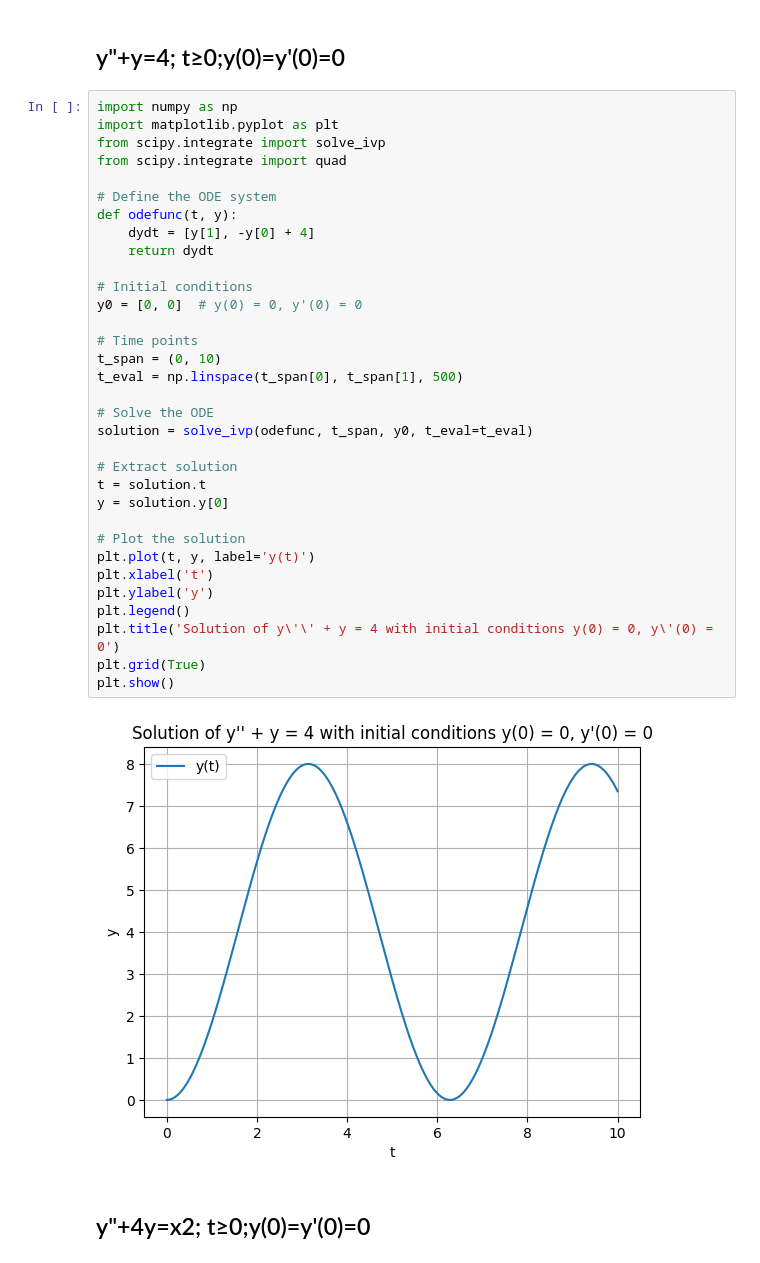
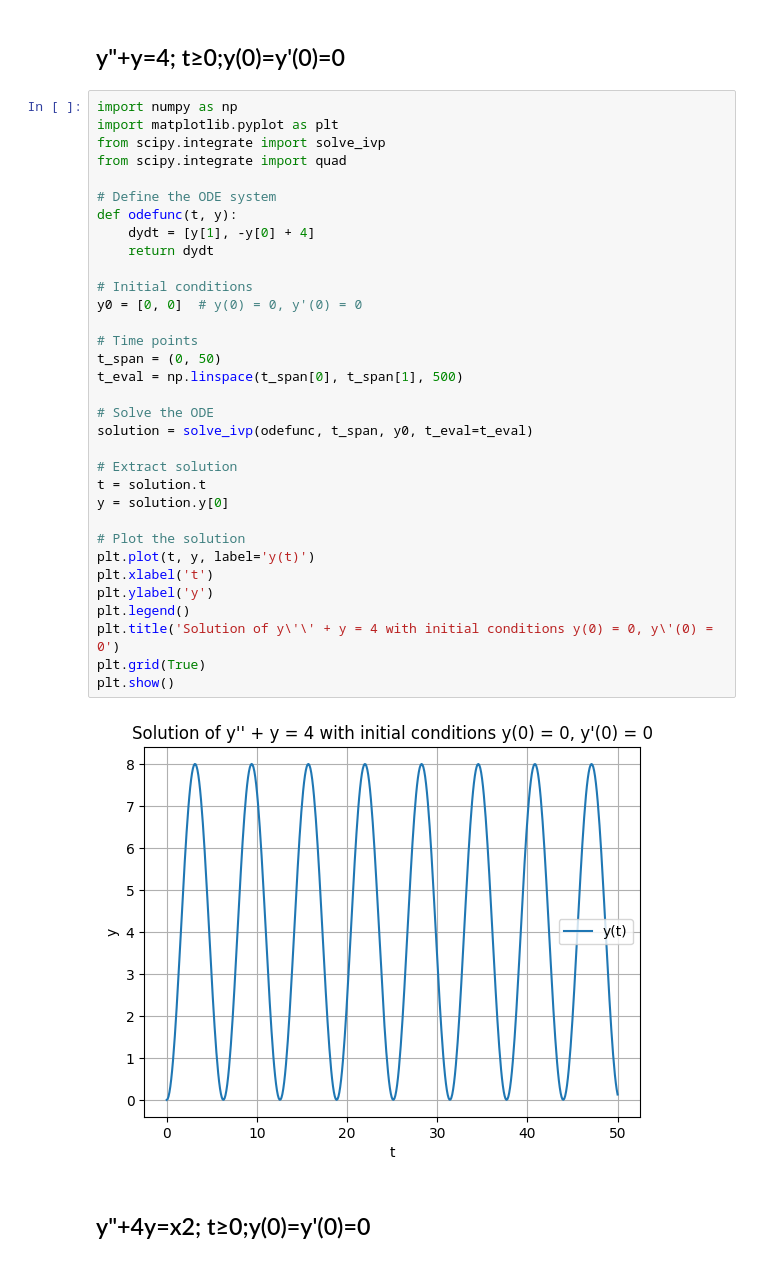
Before and after one commit to TaterTotMan64/CST-305, a Jupyter notebook: Project 3/Project 3 – Green's Function and ODE with IVP.ipynb, the cells around one changed output. Cells and saved outputs as stored; diff of their text form.

```diff
--- a/Project 3/Project 3 – Green's Function and ODE with IVP.ipynb
+++ b/Project 3/Project 3 – Green's Function and ODE with IVP.ipynb
@@ -9,35 +15,35 @@ import matplotlib.pyplot as plt
 from scipy.integrate import solve_ivp
 from scipy.integrate import quad
 
 # Define the ODE system
 def odefunc(t, y):
     dydt = [y[1], -y[0] + 4]
     return dydt
 
 # Initial conditions
 y0 = [0, 0]  # y(0) = 0, y'(0) = 0
 
 # Time points
-t_span = (0, 10)
+t_span = (0, 50)
 t_eval = np.linspace(t_span[0], t_span[1], 500)
 
 # Solve the ODE
 solution = solve_ivp(odefunc, t_span, y0, t_eval=t_eval)
 
 # Extract solution
 t = solution.t
 y = solution.y[0]
 
 # Plot the solution
 plt.plot(t, y, label='y(t)')
 plt.xlabel('t')
 plt.ylabel('y')
 plt.legend()
 plt.title('Solution of y\'\' + y = 4 with initial conditions y(0) = 0, y\'(0) = 0')
 plt.grid(True)
 plt.show()
 # %% [output]
-[figure, old version]
+[figure, new version]
 # %% [markdown]
 ## y"+4y=x2; t≥0;y(0)=y'(0)=0
 # %%
```
Also changed, not shown: parts of 4 cells of this notebook, 1 other file.
